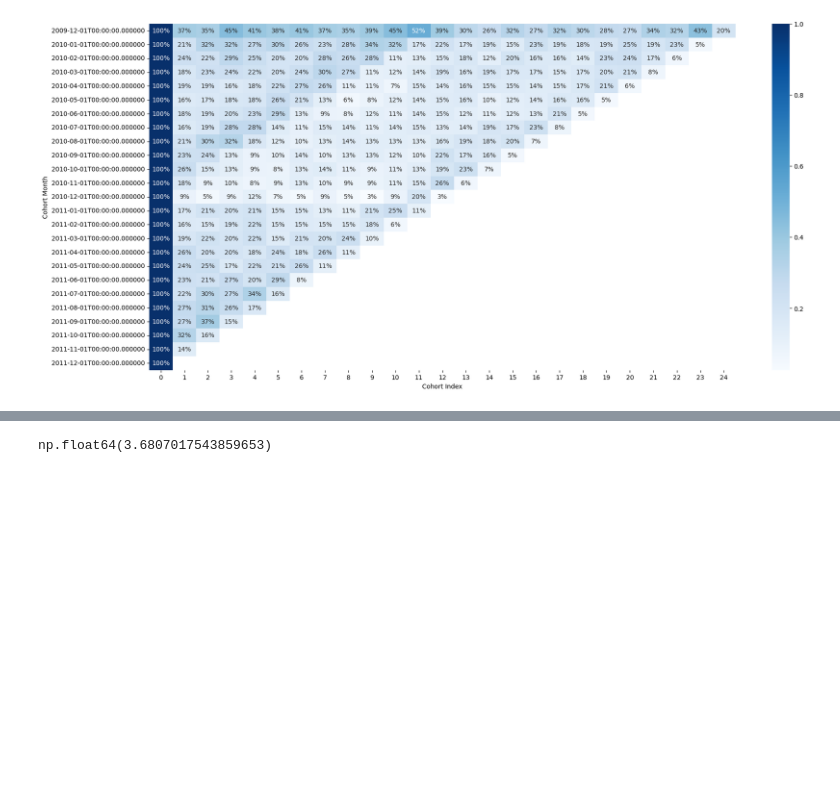
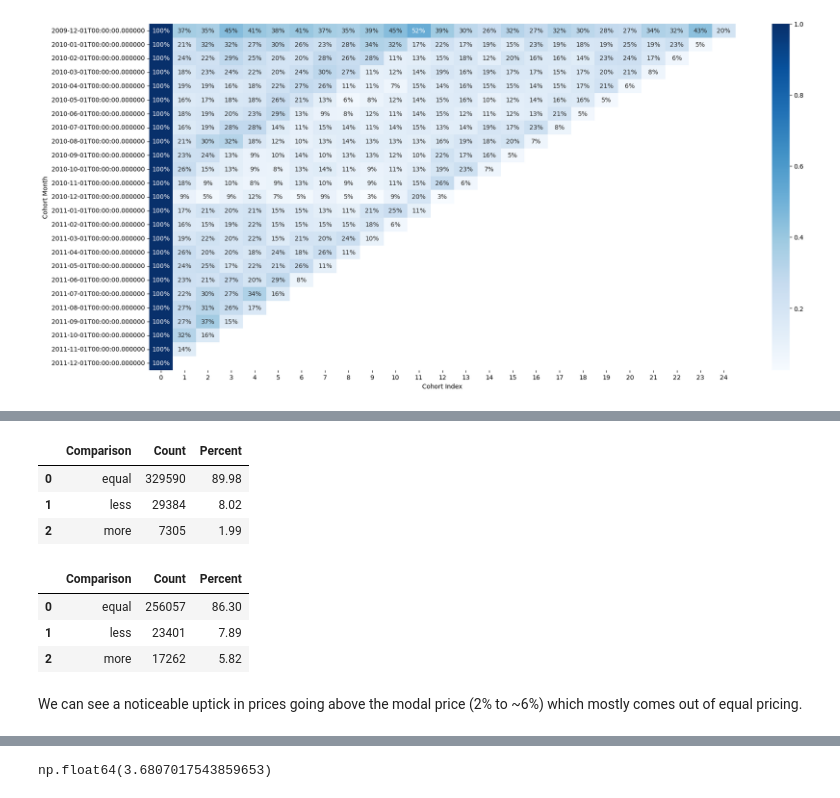
Before and after one commit to kacpersienkiewicz/Online-Retail-II, a Jupyter notebook: Exploration.ipynb, the cells around one changed output, grey strips where cells are left out. Saved outputs shown, nothing was run; the diff lists cells and outputs as text; code cells hidden in the pictures; blank space fills up the shorter version.

```diff
--- a/Exploration.ipynb
+++ b/Exploration.ipynb
@@ -95,0 +89,8 @@ Before really digging into the data, I want to:
+# %%
+control_dates = df['Invoice Month'].unique()[3:13]
+downturn_dates = df['Invoice Month'].unique()[13:23]
+
+control_df = df[df['Invoice Month'].isin(control_dates)]
+downturn_df = df[df['Invoice Month'].isin(downturn_dates)]
+
+(1 - (control_df.shape[0] / downturn_df.shape[0])) * 100
@@ -95,0 +121,44 @@ Before really digging into the data, I want to:
+# %%
+item_prices = df.groupby('Description')['Price'].agg(lambda x: x.mode().iat[0] if not x.mode().empty else np.nan)
+
+control_price_cmp = control_df.copy()
+control_price_cmp['Mode Price'] = control_price_cmp['Description'].map(item_prices).astype(float)
+
+control_price_cmp['Price vs Mode'] = np.select(
+    [control_price_cmp['Price'] > control_price_cmp['Mode Price'],
+     control_price_cmp['Price'] == control_price_cmp['Mode Price']],
+    ['more', 'equal'],
+    default='less'
+)
+
+comparison_summary = control_price_cmp['Price vs Mode'].value_counts().rename_axis('Comparison').reset_index(name='Count')
+comparison_summary['Percent'] = (comparison_summary['Count'] / comparison_summary['Count'].sum() * 100).round(2)
+comparison_summary
+# %% [output]
+|  | Comparison | Count | Percent |
+| 0 | equal | 329590 | 89.98 |
+| 1 | less | 29384 | 8.02 |
+| 2 | more | 7305 | 1.99 |
+# %%
+item_prices = df.groupby('Description')['Price'].agg(lambda x: x.mode().iat[0] if not x.mode().empty else np.nan)
+
+downturn_price_cmp = downturn_df.copy()
+downturn_price_cmp['Mode Price'] = downturn_price_cmp['Description'].map(item_prices).astype(float)
+
+downturn_price_cmp['Price vs Mode'] = np.select(
+    [downturn_price_cmp['Price'] > downturn_price_cmp['Mode Price'],
+     downturn_price_cmp['Price'] == downturn_price_cmp['Mode Price']],
+    ['more', 'equal'],
+    default='less'
+)
+
+comparison_summary = downturn_price_cmp['Price vs Mode'].value_counts().rename_axis('Comparison').reset_index(name='Count')
+comparison_summary['Percent'] = (comparison_summary['Count'] / comparison_summary['Count'].sum() * 100).round(2)
+comparison_summary
+# %% [output]
+|  | Comparison | Count | Percent |
+| 0 | equal | 256057 | 86.30 |
+| 1 | less | 23401 | 7.89 |
+| 2 | more | 17262 | 5.82 |
+# %% [markdown]
+We can see a noticeable uptick in prices going above the modal price (2% to ~6%) which mostly comes out of equal pricing.
```
Also changed, not shown: parts of 18 cells of this notebook, 1 other file.
